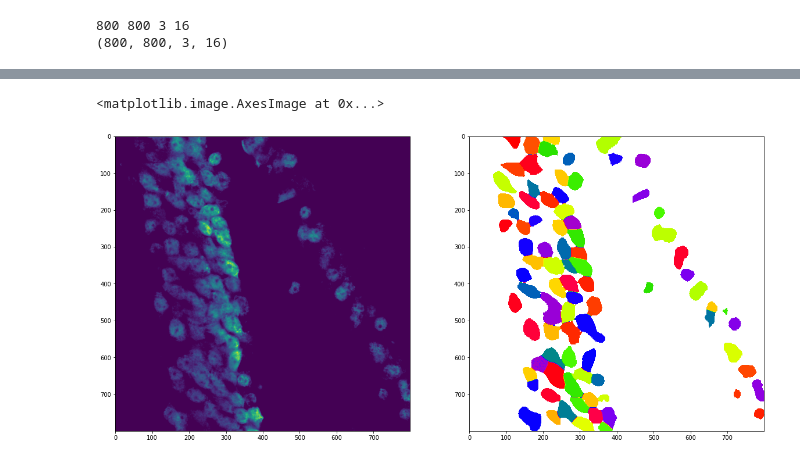
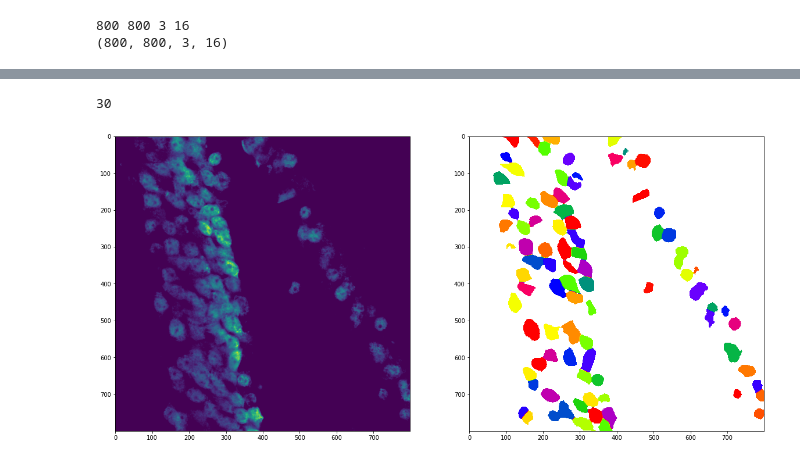
Before and after one commit to dtabuena/Images, a Jupyter notebook: Cell_Pose.ipynb, the cells around one changed output, grey strips where cells are left out. Cells and saved outputs as stored; diff of their text form; code cells hidden in the pictures.

```diff
--- a/Cell_Pose.ipynb
+++ b/Cell_Pose.ipynb
@@ -127,20 +127,21 @@ Successfully installed cellpose-2.1.0 fastremap-1.13.3 imagecodecs-2021.11.20
 # %%
 model = models.Cellpose(model_type='cyto')
 imgs = [image[:,:,2,zi] for zi in range(image.shape[3])]
 # print(imgs)
 
 imgs=imgs[5]
-masks, flows, styles, diams = model.eval(imgs, diameter=0, channels=[0,0])
+masks, flows, styles, diams = model.eval(imgs, diameter=30, channels=[0,0])
 masks = masks.astype(float)
 masks[masks==0] = np.nan
 n=2
 psize = 10
 fig, axs = plt.subplots(1,n,figsize=(psize*n,psize))
 axs= axs.flatten()
 axs[0].imshow(imgs)
 axs[1].imshow(masks,cmap='prism')
 # plt.show()
+print(diams)
 # %% [output]
-<matplotlib.image.AxesImage at 0x...>
+30
-[figure, old version]
+[figure, new version]
 # %%
```
Also changed, not shown: parts of 2 cells of this notebook.
